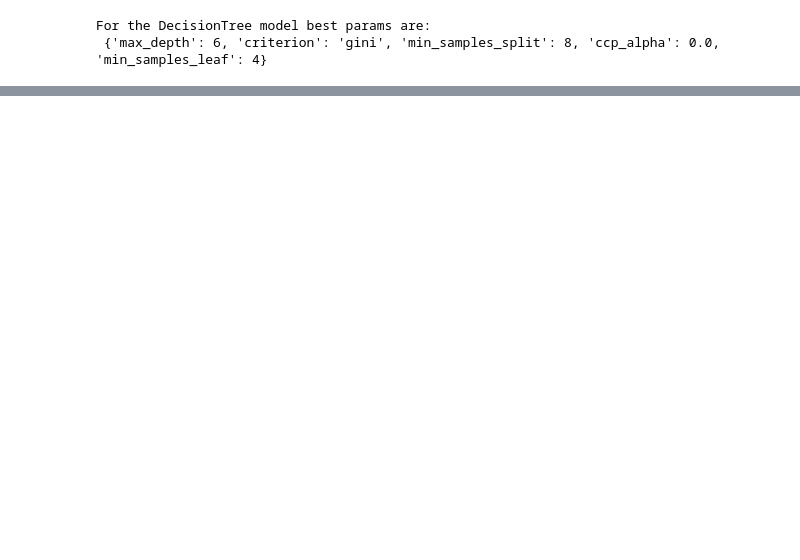
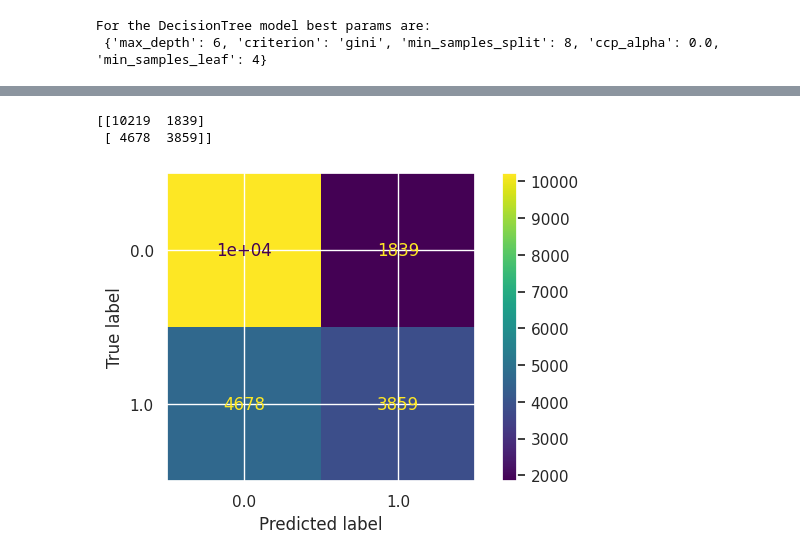
Before and after one commit to Shayan-B/MicroFinance-Project, a Jupyter notebook: notebooks/4.Modeling.ipynb, the cells around one changed output, grey strips where cells are left out. Saved outputs shown, nothing was run; the diff lists cells and outputs as text; code cells hidden in the pictures; blank space fills up the shorter version.

```diff
--- a/notebooks/4.Modeling.ipynb
+++ b/notebooks/4.Modeling.ipynb
@@ -239,0 +268,9 @@ Finally, we validate the selected model using the testing dataset to ensure its
+# %%
+# Validating DTree Model
+modeling.train_validate_model(
+    DecisionTreeClassifier(**decision_tree_config), X_train, X_test, y_train, y_test
+)
+# %% [output]
+[[10219  1839]
+ [ 4678  3859]]
+[figure, added]
```
Also changed, not shown: parts of 5 cells of this notebook, 1 other file.
